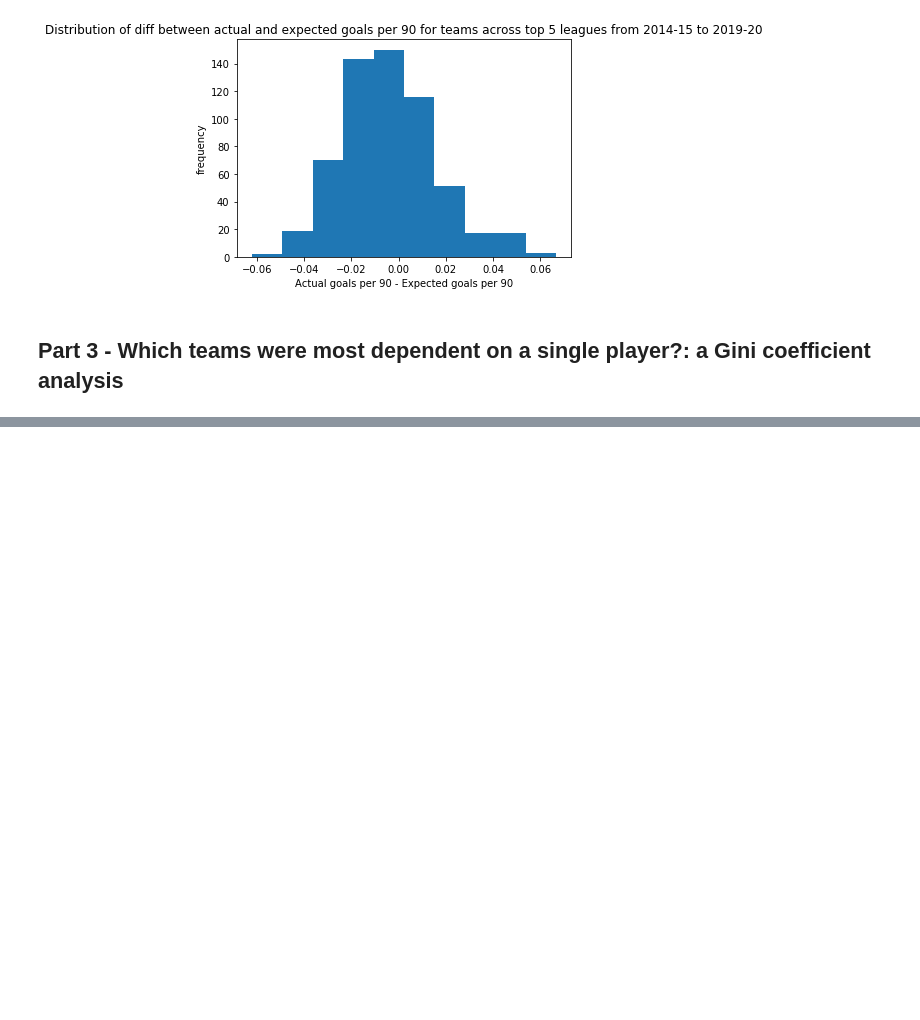
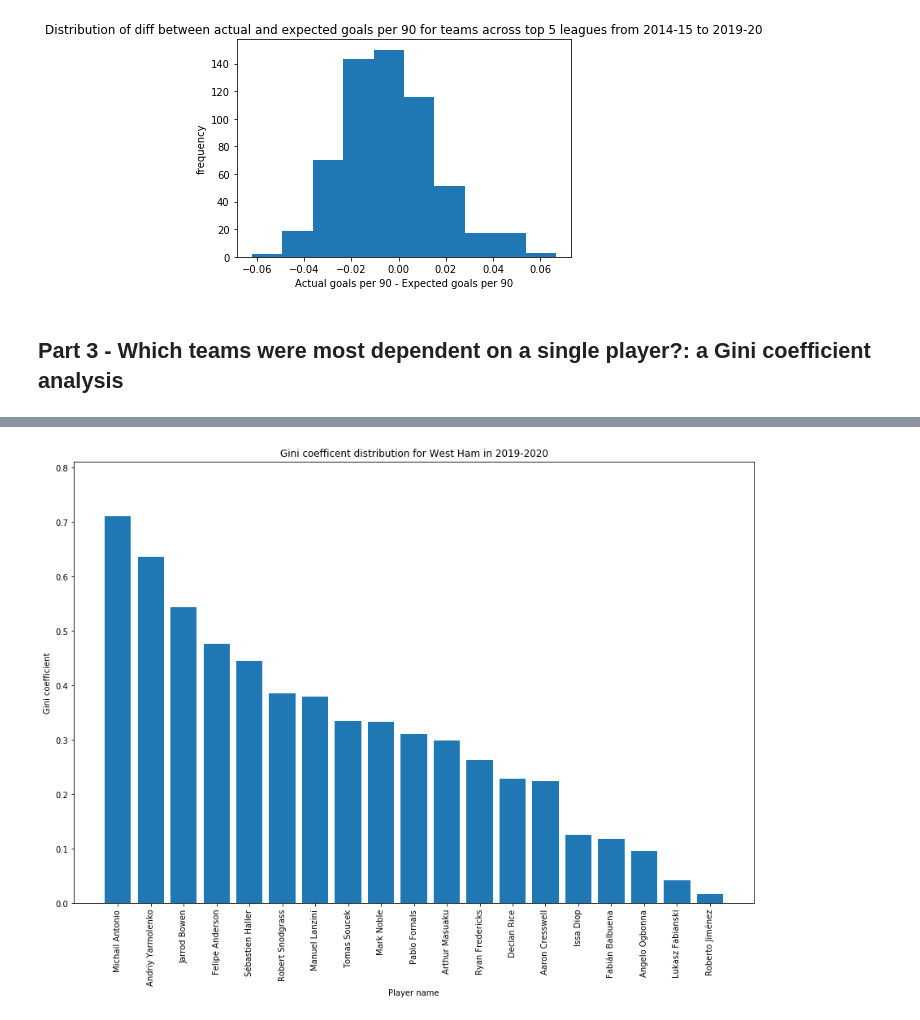
Before and after one commit to ankitpt/Data_Science_Blog_Post, a Jupyter notebook: Data Science Blog post.ipynb, the cells around one changed output, grey strips where cells are left out. Cells and saved outputs as stored; diff of their text form; code cells hidden in the pictures; blank space fills up the shorter version.

```diff
--- a/Data Science Blog post.ipynb
+++ b/Data Science Blog post.ipynb
@@ -174,0 +244,31 @@ Text(0.5,1,'Distribution of diff between actual and expected goals per 90 for te
+# %%
+def plot_xGC90_team(df_main,team,year):
+
+    """
+    Function to plot expected goals chain per 90 distribution for a team
+    in a particular season
+
+    Arguments:
+    df_main: Dataframe with player records
+    team: Team name (string)
+    year: Year (string)
+
+    Returns:
+    Bar plot of expected goals chain distribution per 90 of given team
+    """
+
+
+    df_team=df_main[(df_main["teams_played_for"]==team) & (df_main["Year"]==year)]
+    df_team["xGChain90"]=(df_team["xGChain"]/df_team["minutes_played"])*90
+    df_team=df_team.sort_values(by="xGChain90", ascending=False)
+    plt.figure(figsize=(15,10))
+    plt.bar(df_team["player_name"],df_team["xGChain90"],align='center')
+    plt.ylim([0,df_team["xGChain90"].max()+0.1])
+    plt.ylabel("Gini coefficient")
+    plt.xlabel("Player name")
+    plt.xticks(rotation=90)
+    plt.title(f"Gini coefficent distribution for {team} in {year}")
+# %%
+plot_xGC90_team(df_main,"West Ham","2019-2020")
+# %% [output]
+[figure, added]
```
Also changed, not shown: parts of 6 cells of this notebook.
